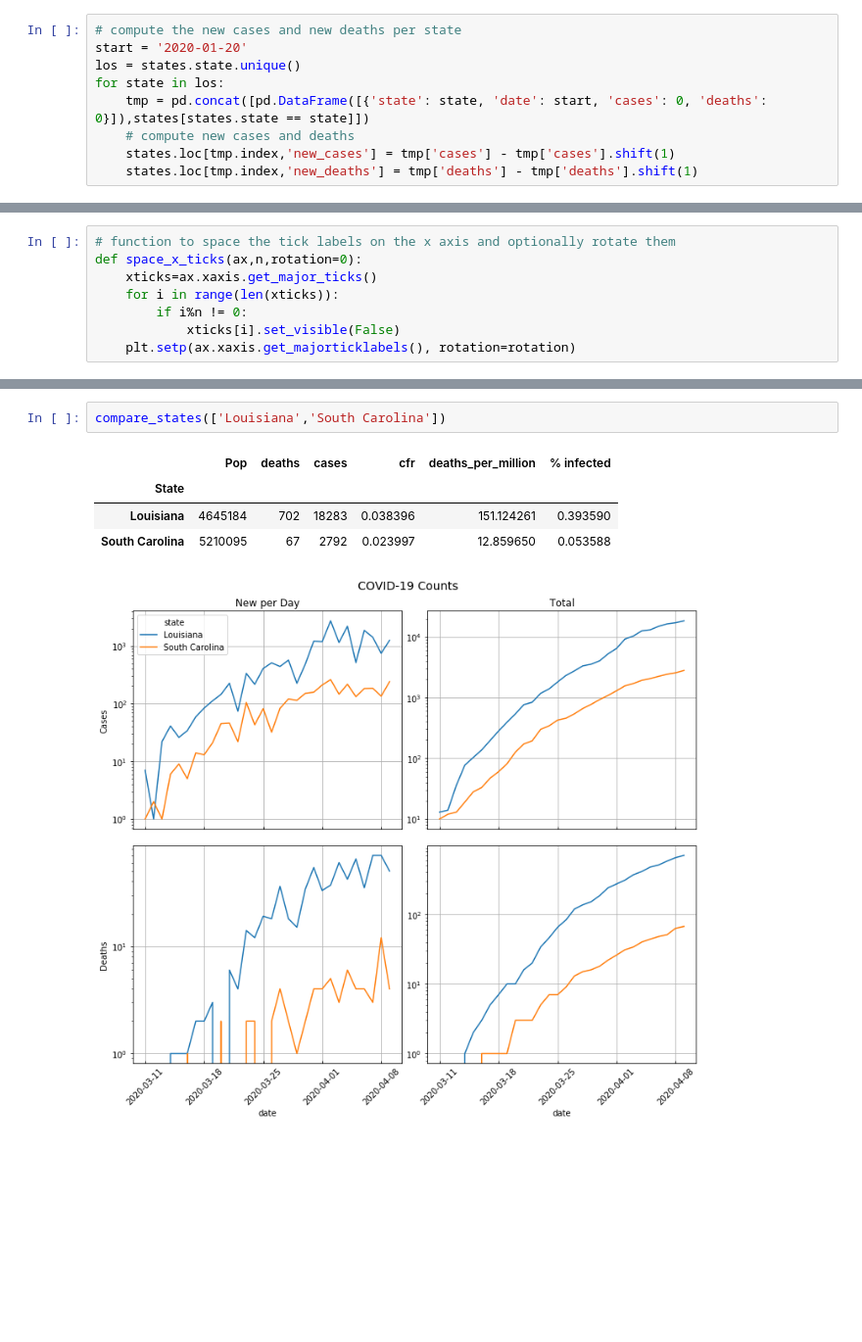
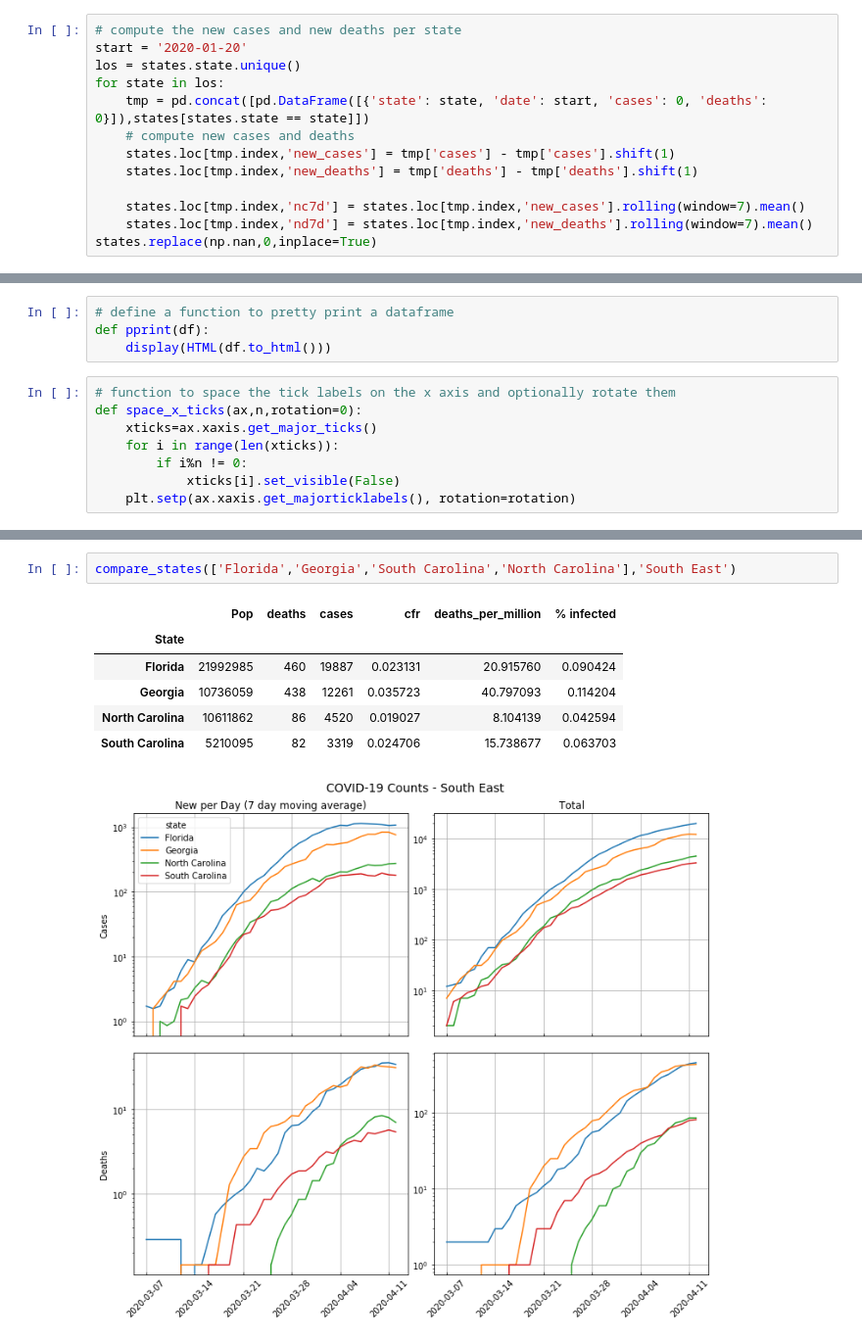
Before and after one commit to MichelFloyd/covid-19-data, a Jupyter notebook: compare states.ipynb, the cells around one changed output, grey strips where cells are left out. Shown: that part at 98% size. Drawn from its saved outputs; the diff is of its cells as text; blank space fills up the shorter version.

```diff
--- a/compare states.ipynb
+++ b/compare states.ipynb
@@ -36,3 +37,7 @@ for state in los:
     # compute new cases and deaths
     states.loc[tmp.index,'new_cases'] = tmp['cases'] - tmp['cases'].shift(1)
     states.loc[tmp.index,'new_deaths'] = tmp['deaths'] - tmp['deaths'].shift(1)
+
+    states.loc[tmp.index,'nc7d'] = states.loc[tmp.index,'new_cases'].rolling(window=7).mean()
+    states.loc[tmp.index,'nd7d'] = states.loc[tmp.index,'new_deaths'].rolling(window=7).mean()
+states.replace(np.nan,0,inplace=True)
@@ -76,3 +72,7 @@ state_totals.head()
+# %%
+# define a function to pretty print a dataframe
+def pprint(df):
+    display(HTML(df.to_html()))
 # %%
 # function to space the tick labels on the x axis and optionally rotate them
 def space_x_ticks(ax,n,rotation=0):
@@ -166,8 +198,10 @@ compare_states(['New York','New Jersey'])
 # %%
-compare_states(['Louisiana','South Carolina'])
+compare_states(['Florida','Georgia','South Carolina','North Carolina'],'South East')
 # %% [output]
 |  | Pop | deaths | cases | cfr | deaths_per_million | % infected |
 | State |  |  |  |  |  |  |
-| Louisiana | 4645184 | 702 | 18283 | 0.038396 | 151.124261 | 0.393590 |
-| South Carolina | 5210095 | 67 | 2792 | 0.023997 | 12.859650 | 0.053588 |
+| Florida | 21992985 | 460 | 19887 | 0.023131 | 20.915760 | 0.090424 |
+| Georgia | 10736059 | 438 | 12261 | 0.035723 | 40.797093 | 0.114204 |
+| North Carolina | 10611862 | 86 | 4520 | 0.019027 | 8.104139 | 0.042594 |
+| South Carolina | 5210095 | 82 | 3319 | 0.024706 | 15.738677 | 0.063703 |
-[figure, old version]
+[figure, new version]
```
Also changed, not shown: parts of 12 cells of this notebook.
